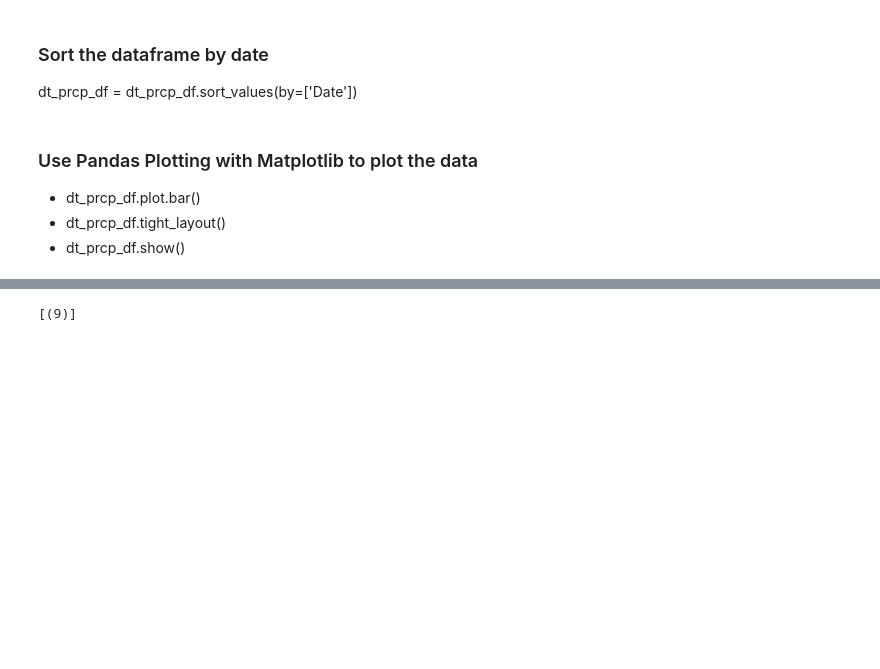
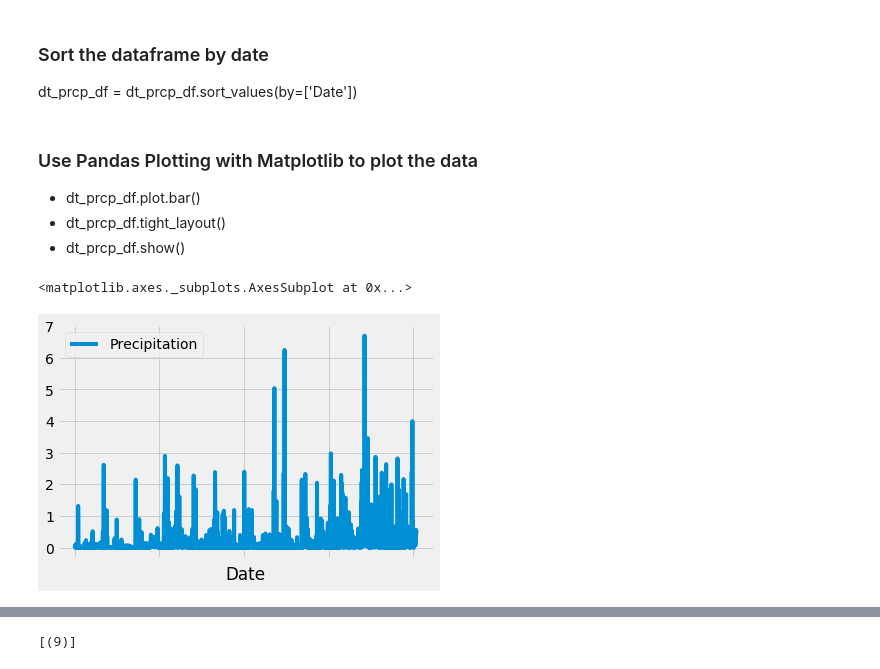
Before and after one commit to AxanderW/SurfsUp, a Jupyter notebook: climate_starter.ipynb, the cells around one changed output, grey strips where cells are left out. Drawn from its saved outputs; the diff is of its cells as text; code cells hidden in the pictures; blank space fills up the shorter version.

Commit message:
percpt and temperature plots created.

```diff
--- a/climate_starter.ipynb
+++ b/climate_starter.ipynb
@@ -75,3 +90,11 @@ dt_prcp =
 	session.query(Measurement.date, Measurement.prcp) .\
     filter(Measurement.date >= lastest_12). \
     filter(Measurement.date <= lastest_dt).all()
+# %%
+dt_prcp = session.query(Measurement.date, Measurement.prcp) .\
+filter(Measurement.date >= prev_year).all()
+
+
+
+
+print(dt_prcp)
@@ -85,3 +110,11 @@ dt_prcp_df =
 
 
 dt_prcp_df  = dt_prcp_df .dropna()
+# %%
+dt_prcp_df =  pd.DataFrame(dt_prcp, columns=['Date', 'Precipitation'], )
+dt_prcp_df.set_index(dt_prcp_df['Date'], inplace=True)
+dt_prcp_df = dt_prcp_df .dropna()
+
+
+
+dt_prcp_df.tail()
@@ -96,6 +137,14 @@ dt_prcp_df  = dt_prcp_df.sort_values(by=['Date'])
 * dt_prcp_df.plot.bar()
 * dt_prcp_df.tight_layout()
 * dt_prcp_df.show()
+# %%
+dt_prcp_df.plot()
+#dt_prcp_df.xticks(rotation='45')
+#dt_prcp_df.tight_layout()
+#dt_prcp_df.show()
+# %% [output]
+<matplotlib.axes._subplots.AxesSubplot at 0x...>
+[figure, added]
 # %%
 # Design a query to retrieve the last 12 months of precipitation data and plot the results
 
```
Also changed, not shown: parts of 11 cells of this notebook, 2 other files.
